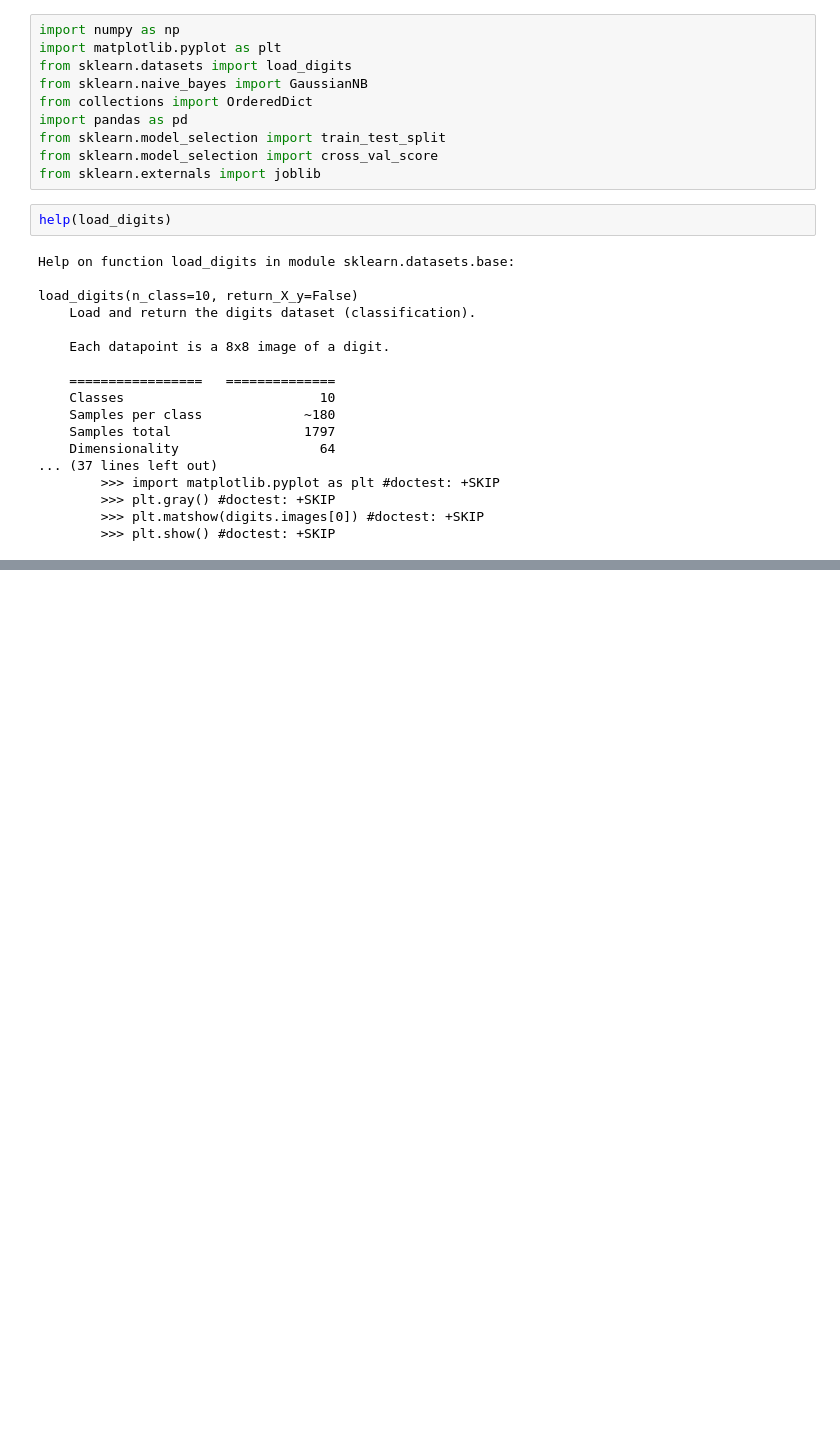
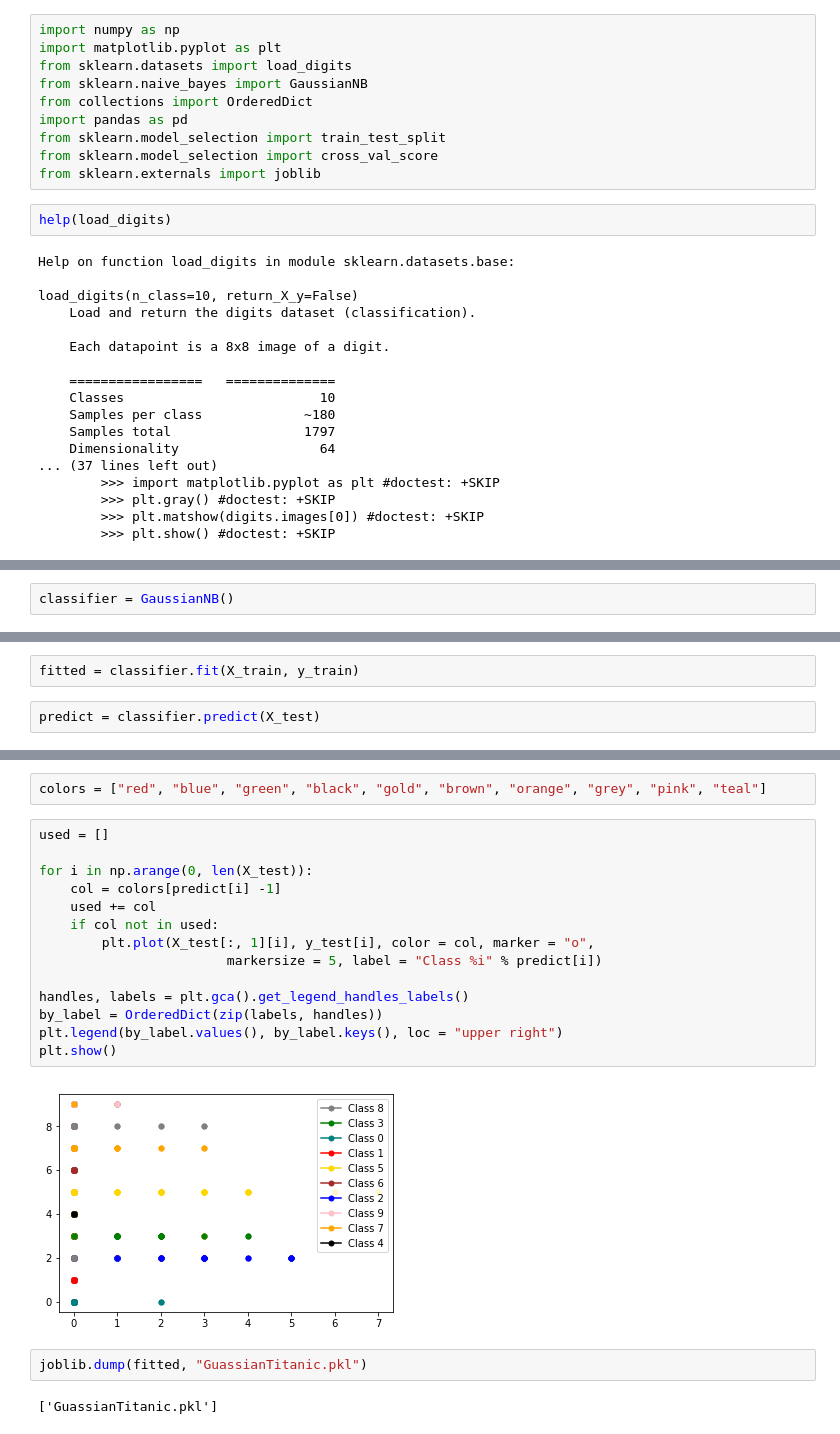
Before and after one commit to iamjz/Python-Data, a Jupyter notebook: TrainValidate_TrainTest_TitanicData.ipynb, the cells around one changed output, grey strips where cells are left out. Cells and saved outputs as stored; diff of their text form; blank space fills up the shorter version.

Commit message:
complete titanic analysis

```diff
--- a/TrainValidate_TrainTest_TitanicData.ipynb
+++ b/TrainValidate_TrainTest_TitanicData.ipynb
@@ -30,0 +61,2 @@ load_digits(n_class=10, return_X_y=False)
+# %%
+classifier = GaussianNB()
@@ -30,0 +70,4 @@ load_digits(n_class=10, return_X_y=False)
+# %%
+fitted = classifier.fit(X_train, y_train)
+# %%
+predict = classifier.predict(X_test)
@@ -30,0 +85,22 @@ load_digits(n_class=10, return_X_y=False)
+# %%
+colors = ["red", "blue", "green", "black", "gold", "brown", "orange", "grey", "pink", "teal"]
+# %%
+used = []
+
+for i in np.arange(0, len(X_test)):
+    col = colors[predict[i] -1]
+    used += col
+    if col not in used:
+        plt.plot(X_test[:, 1][i], y_test[i], color = col, marker = "o",
+                        markersize = 5, label = "Class %i" % predict[i])
+
+handles, labels = plt.gca().get_legend_handles_labels()
+by_label = OrderedDict(zip(labels, handles))
+plt.legend(by_label.values(), by_label.keys(), loc = "upper right")
+plt.show()
+# %% [output]
+[figure, added]
+# %%
+joblib.dump(fitted, "GuassianTitanic.pkl")
+# %% [output]
+['GuassianTitanic.pkl']
```
Also changed, not shown: parts of 11 cells of this notebook, 1 other file.
